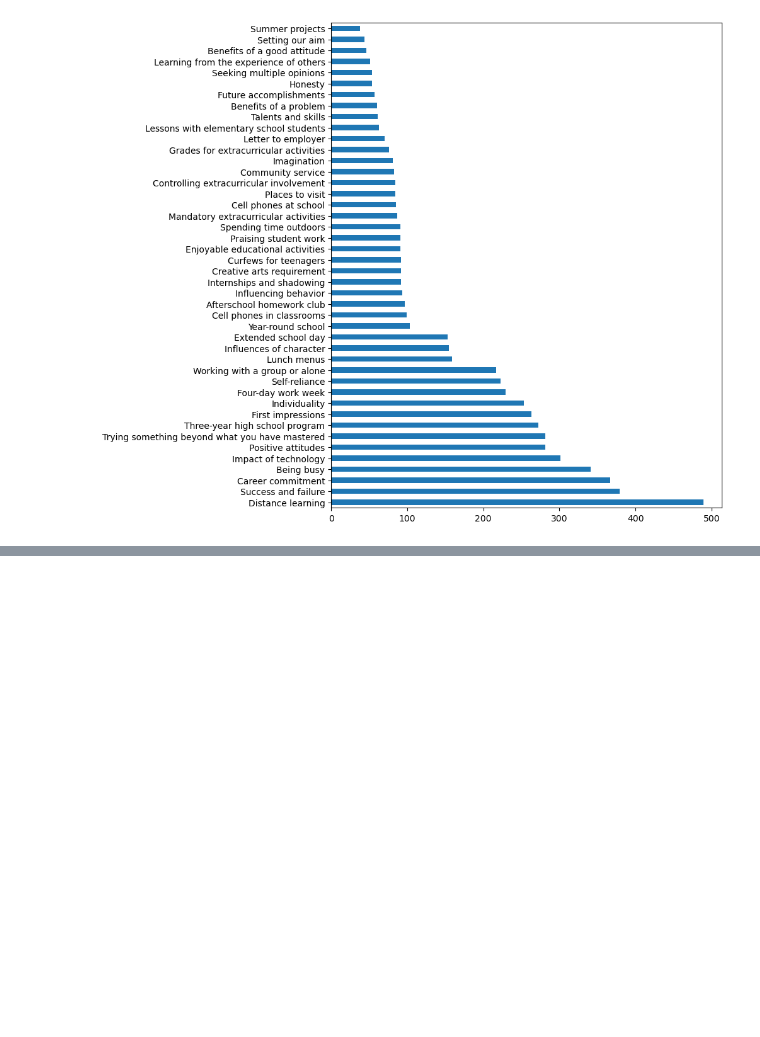
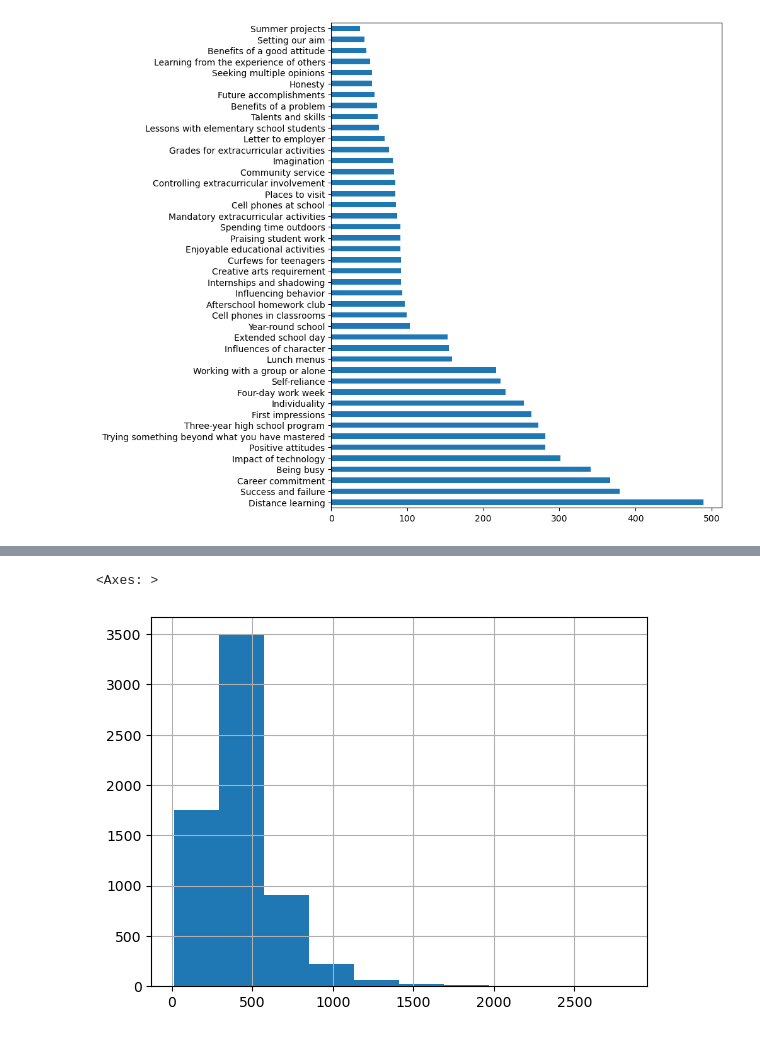
Before and after one commit to learlab/cfa-transformers, a Jupyter notebook: src/0-partition-data.ipynb, the cells around one changed output, grey strips where cells are left out. Cells and saved outputs as stored; diff of their text form; code cells hidden in the pictures; blank space fills up the shorter version.

```diff
--- a/src/0-partition-data.ipynb
+++ b/src/0-partition-data.ipynb
@@ -49,0 +45,5 @@ Name: clean_text, dtype: object
+# %%
+df.num_words.hist()
+# %% [output]
+<Axes: >
+[figure, new version]
```
Also changed, not shown: parts of 11 cells of this notebook, 9 other files.
